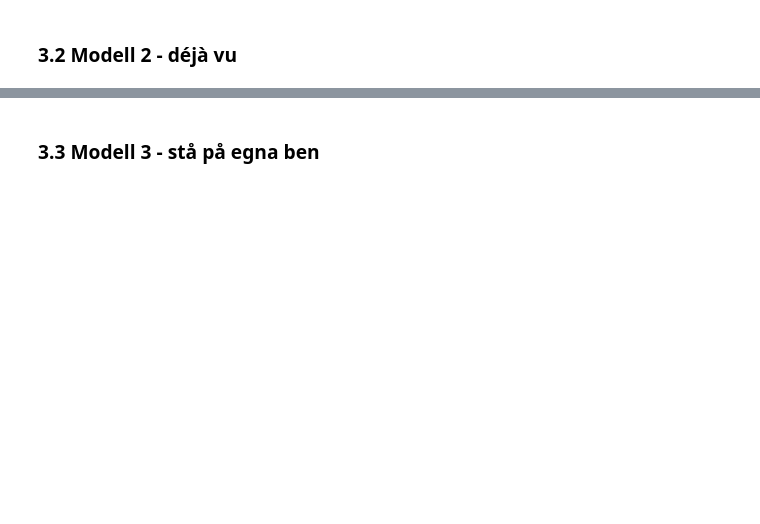
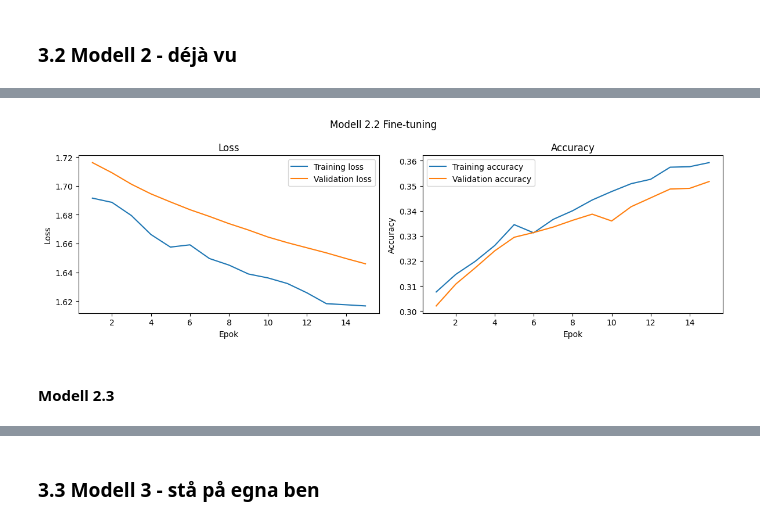
Before and after one commit to josefinoleryd/facial-expression-cnn, a Jupyter notebook: model-experiments-and-report.ipynb, the cells around one changed output, grey strips where cells are left out. Saved outputs shown, nothing was run; the diff lists cells and outputs as text; code cells hidden in the pictures; blank space fills up the shorter version.

```diff
--- a/model-experiments-and-report.ipynb
+++ b/model-experiments-and-report.ipynb
@@ -891,0 +974,18 @@ summary_df.style.format({
+# %%
+model_2_2 = model_2_1
+
+model_2_2.trainable = True
+
+for i, layer in enumerate(model_2_2.layers):
+    if i in [0, 1]:
+        layer.trainable = False
+    else:
+        layer.trainable = True
+
+model_2_2.compile(
+    optimizer=optimizers.Adam(learning_rate=1e-5),
+    loss="sparse_categorical_crossentropy",
+    metrics=["accuracy"]
+)
+
+model_2_2.summary()
@@ -891,0 +1017,19 @@ summary_df.style.format({
+# %%
+# Tränar modellen och sparar träningsresultatet i en history-variabel
+start_time = time.time()
+
+# Tränar modellen och sparar träningsresultatet i en history-variabel
+history_2_2 = model_2_2.fit(
+    X_train_m2_scaled,
+    y_train_m2,
+    validation_data=(X_val_m2_scaled, y_val_m2),
+    epochs=15,
+    batch_size=32,
+    # callbacks=[early_stopping]
+)
+
+end_time = time.time()
+
+training_time_2_2 = end_time - start_time
+
+print(f"Träningstid: {training_time_2_2}s")
@@ -891,0 +1054,6 @@ summary_df.style.format({
+# %%
+plot_history(history_2_2, title="Modell 2.2 Fine-tuning")
+# %% [output]
+[figure, added]
+# %% [markdown]
+#### Modell 2.3
```
Also changed, not shown: parts of 61 cells of this notebook.
